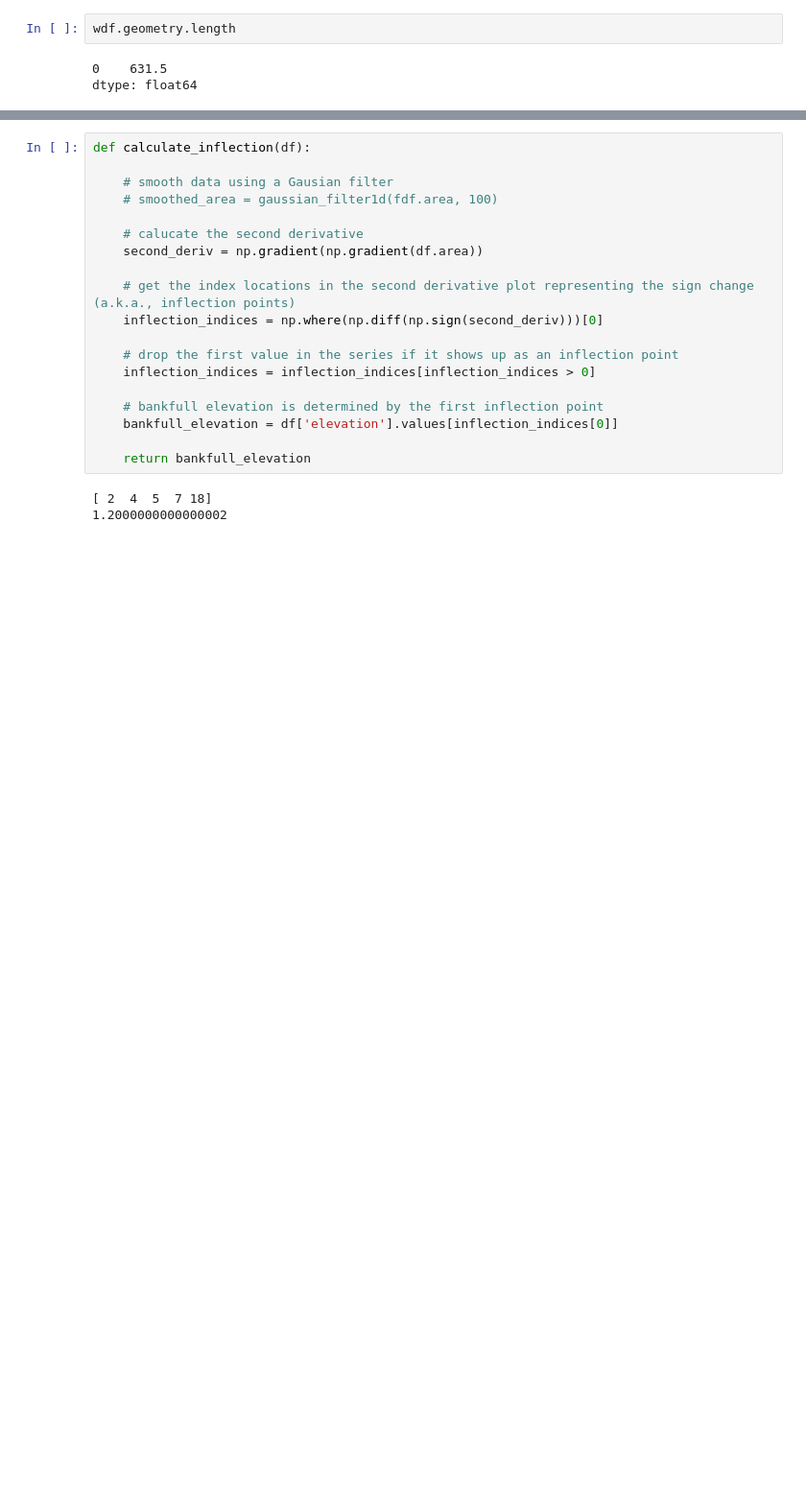
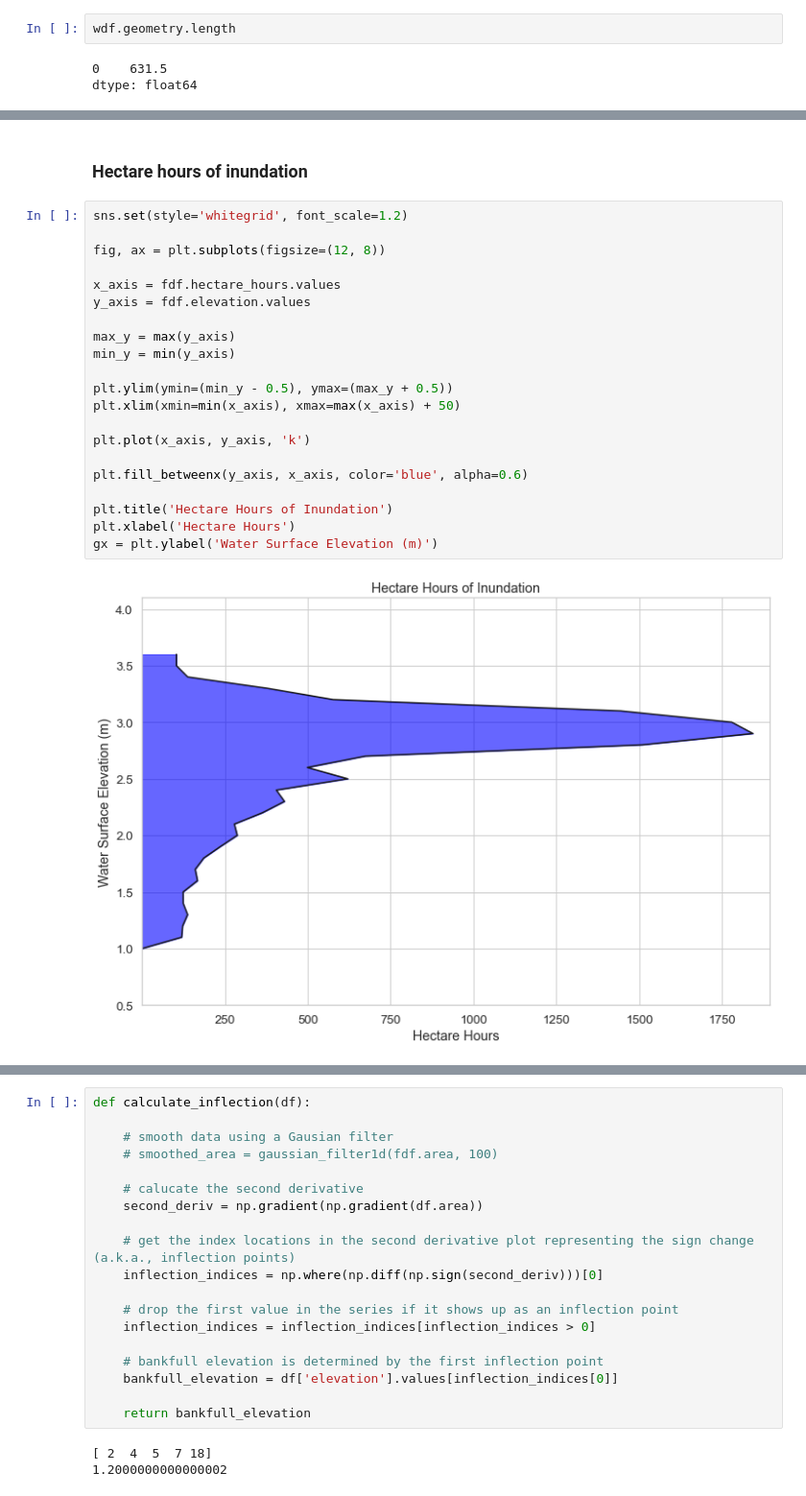
Before and after one commit to crvernon/atiim, a Jupyter notebook: noteboooks/quickstarter.ipynb, the cells around one changed output, grey strips where cells are left out. Shown at 96% size. Saved outputs shown, nothing was run; the diff lists cells and outputs as text; blank space fills up the shorter version.

```diff
--- a/noteboooks/quickstarter.ipynb
+++ b/noteboooks/quickstarter.ipynb
@@ -300,0 +332,25 @@ Wall time: 3.31 s
+# %% [markdown]
+### Hectare hours of inundation
+# %%
+sns.set(style='whitegrid', font_scale=1.2)
+
+fig, ax = plt.subplots(figsize=(12, 8))
+
+x_axis = fdf.hectare_hours.values
+y_axis = fdf.elevation.values
+
+max_y = max(y_axis)
+min_y = min(y_axis)
+
+plt.ylim(ymin=(min_y - 0.5), ymax=(max_y + 0.5))
+plt.xlim(xmin=min(x_axis), xmax=max(x_axis) + 50)
+
+plt.plot(x_axis, y_axis, 'k')
+
+plt.fill_betweenx(y_axis, x_axis, color='blue', alpha=0.6)
+
+plt.title('Hectare Hours of Inundation')
+plt.xlabel('Hectare Hours')
+gx = plt.ylabel('Water Surface Elevation (m)')
+# %% [output]
+[figure, added]
```
Also changed, not shown: parts of 14 cells of this notebook.
